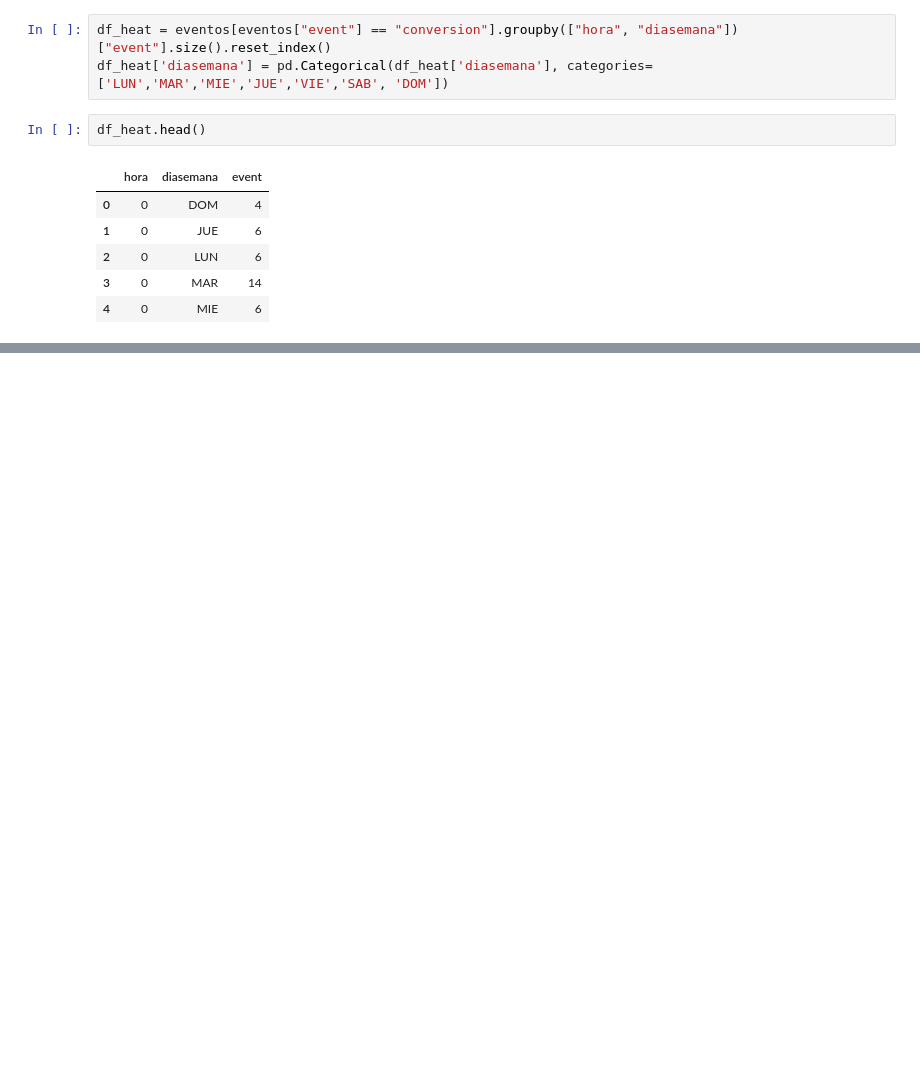
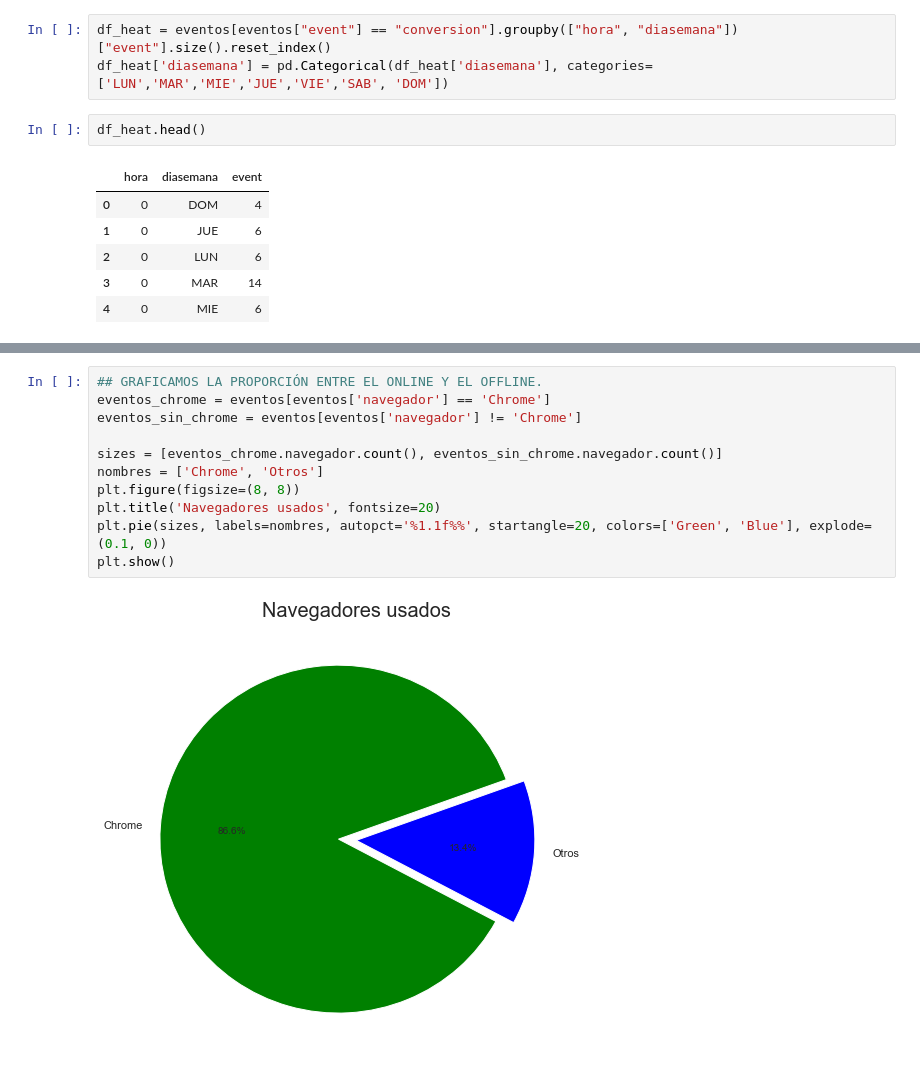
Before and after one commit to asilvestri2020/7506_2C2018, a Jupyter notebook: TP1/Borrador_TP1.ipynb, the cells around one changed output, grey strips where cells are left out. Drawn from its saved outputs; the diff is of its cells as text; blank space fills up the shorter version.

```diff
--- a/TP1/Borrador_TP1.ipynb
+++ b/TP1/Borrador_TP1.ipynb
@@ -509,0 +589,13 @@ AttributeError: 'JointGrid' object has no attribute 'set_xlabel'
+# %%
+## GRAFICAMOS LA PROPORCIÓN ENTRE EL ONLINE Y EL OFFLINE.
+eventos_chrome = eventos[eventos['navegador'] == 'Chrome']
+eventos_sin_chrome = eventos[eventos['navegador'] != 'Chrome']
+
+sizes = [eventos_chrome.navegador.count(), eventos_sin_chrome.navegador.count()]
+nombres = ['Chrome', 'Otros']
+plt.figure(figsize=(8, 8))
+plt.title('Navegadores usados', fontsize=20)
+plt.pie(sizes, labels=nombres, autopct='%1.1f%%', startangle=20, colors=['Green', 'Blue'], explode=(0.1, 0))
+plt.show()
+# %% [output]
+[figure, added]
```
Also changed, not shown: parts of 17 cells of this notebook, 1 other file.
